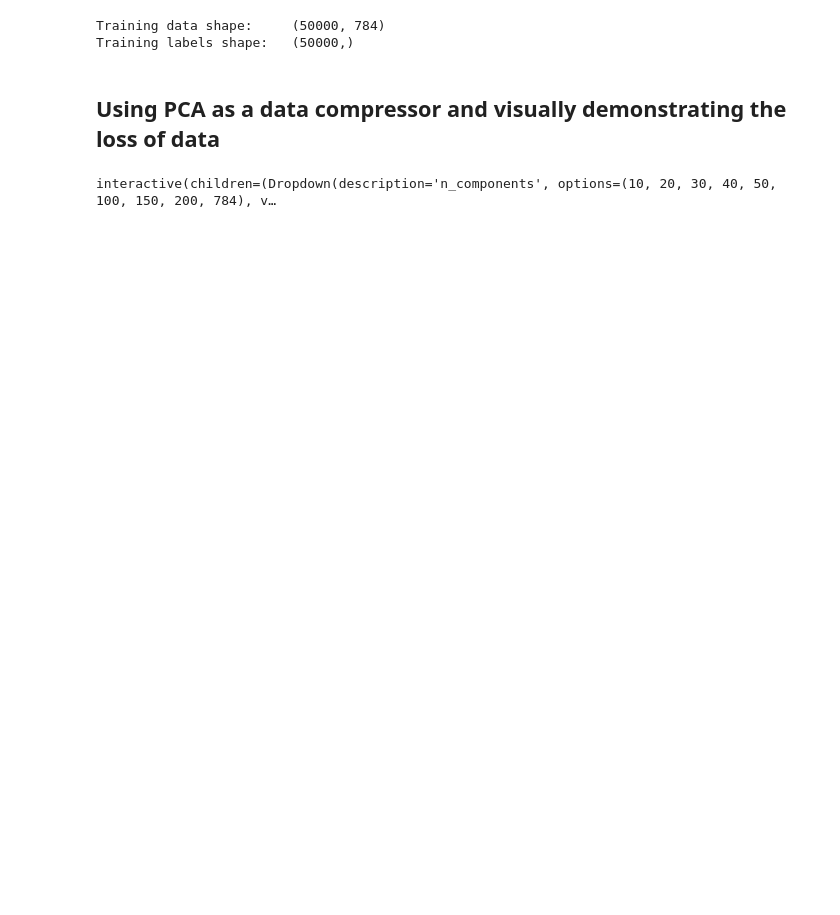
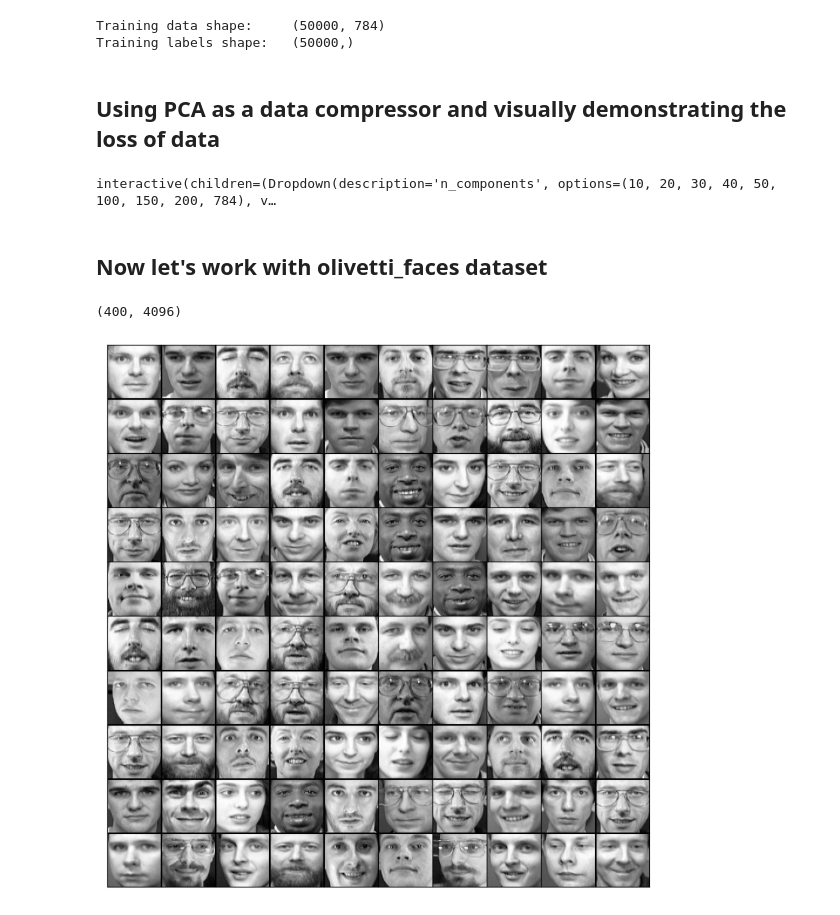
Before and after one commit to MORTAZAD66/ML_Practice, a Jupyter notebook: PCA/PCA.ipynb, the cells around one changed output. Cells and saved outputs as stored; diff of their text form; code cells hidden in the pictures; blank space fills up the shorter version.

Commit message:
Face dataset

```diff
--- a/PCA/PCA.ipynb
+++ b/PCA/PCA.ipynb
@@ -259,3 +259,27 @@ def plot_digits(n_components, dig):
 interact(plot_digits, n_components=[10, 20, 30, 40, 50, 100, 150, 200, 784], dig=[0, 1, 2, 3, 4, 5, 6, 7, 8, 9]);
 # %% [output]
 interactive(children=(Dropdown(description='n_components', options=(10, 20, 30, 40, 50, 100, 150, 200, 784), v…
+# %% [markdown]
+## Now let's work with olivetti_faces dataset
+# %%
+from sklearn.datasets import fetch_olivetti_faces
+
+faces = fetch_olivetti_faces()
+X, y = faces['data'], faces['target']
+print(X.shape)
+# %% [output]
+(400, 4096)
+# %%
+# select 100 faces randomly
+X_samples = np.random.permutation(X)[:100]
+
+fig, axes = plt.subplots(10, 10, figsize=(12, 12))
+fig.subplots_adjust(left=0.2, bottom=0.2, right=0.8, top=0.8, hspace=0.01, wspace=0.01)
+
+for i, ax in enumerate(axes.flat):
+    ax.imshow(X_samples[i].reshape((64, 64)), cmap='gray')
+    ax.set_xticks(())
+    ax.set_yticks(())
+plt.show()
+# %% [output]
+[figure, added]
```
Also changed, not shown: parts of 2 cells of this notebook.
